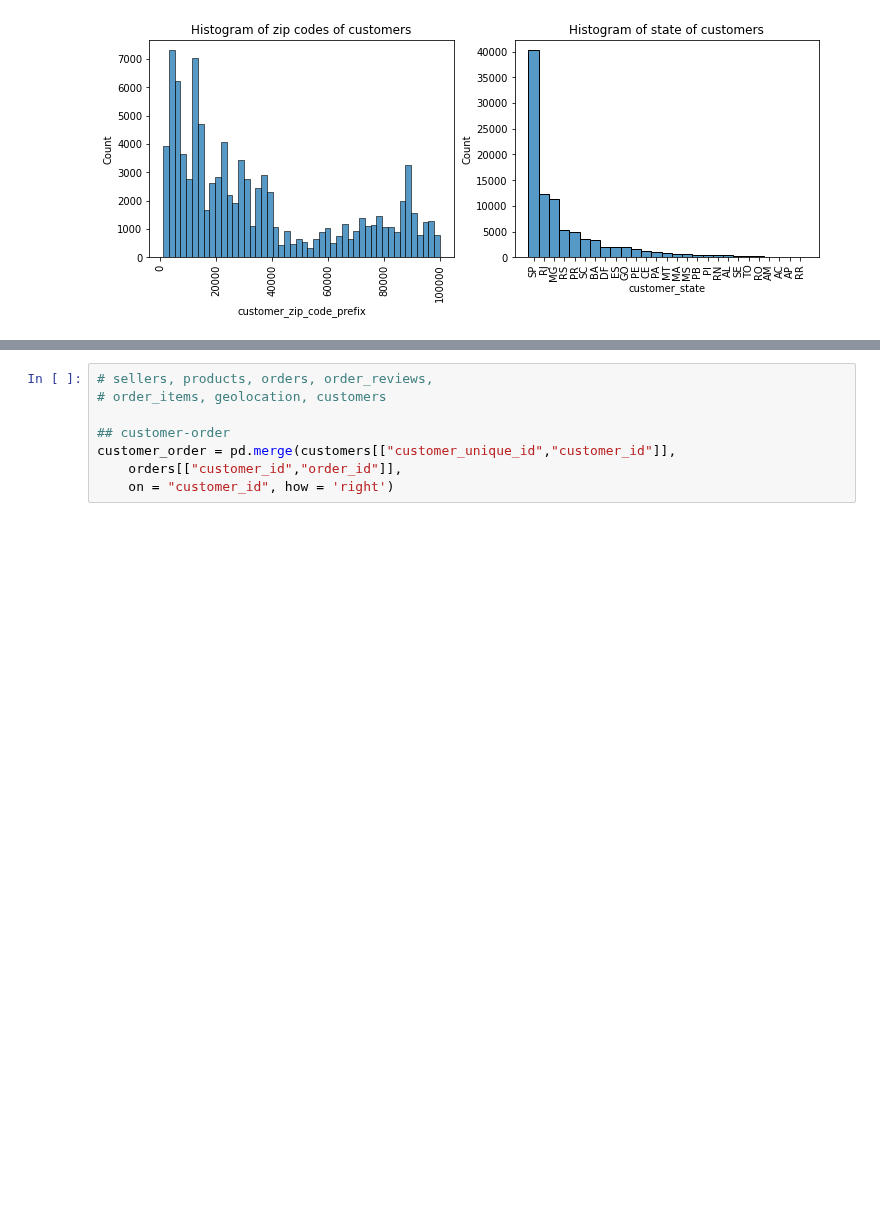
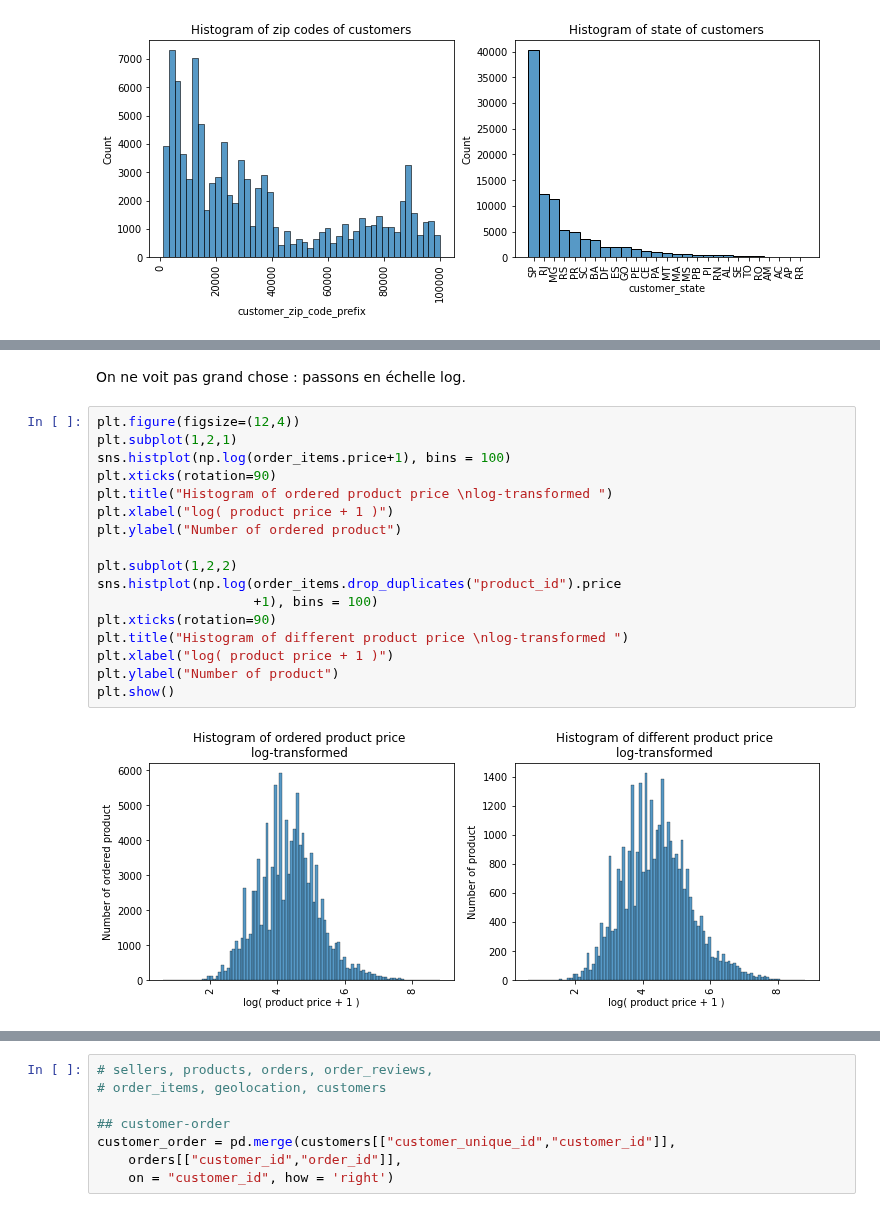
Before and after one commit to ClaireGayral/formation_openclassroom, a Jupyter notebook: P4_gayral_claire/analyse_exploratoire.ipynb, the cells around one changed output, grey strips where cells are left out. Saved outputs shown, nothing was run; the diff lists cells and outputs as text; blank space fills up the shorter version.

```diff
--- a/P4_gayral_claire/analyse_exploratoire.ipynb
+++ b/P4_gayral_claire/analyse_exploratoire.ipynb
@@ -291,0 +355,21 @@ Name: order_purchase_timestamp, Length: 99441, dtype: object
+# %% [markdown]
+On ne voit pas grand chose : passons en échelle log.
+# %%
+plt.figure(figsize=(12,4))
+plt.subplot(1,2,1)
+sns.histplot(np.log(order_items.price+1), bins = 100)
+plt.xticks(rotation=90)
+plt.title("Histogram of ordered product price \nlog-transformed ")
+plt.xlabel("log( product price + 1 )")
+plt.ylabel("Number of ordered product")
+
+plt.subplot(1,2,2)
+sns.histplot(np.log(order_items.drop_duplicates("product_id").price
+                    +1), bins = 100)
+plt.xticks(rotation=90)
+plt.title("Histogram of different product price \nlog-transformed ")
+plt.xlabel("log( product price + 1 )")
+plt.ylabel("Number of product")
+plt.show()
+# %% [output]
+[figure, added]
```
Also changed, not shown: parts of 33 cells of this notebook.
